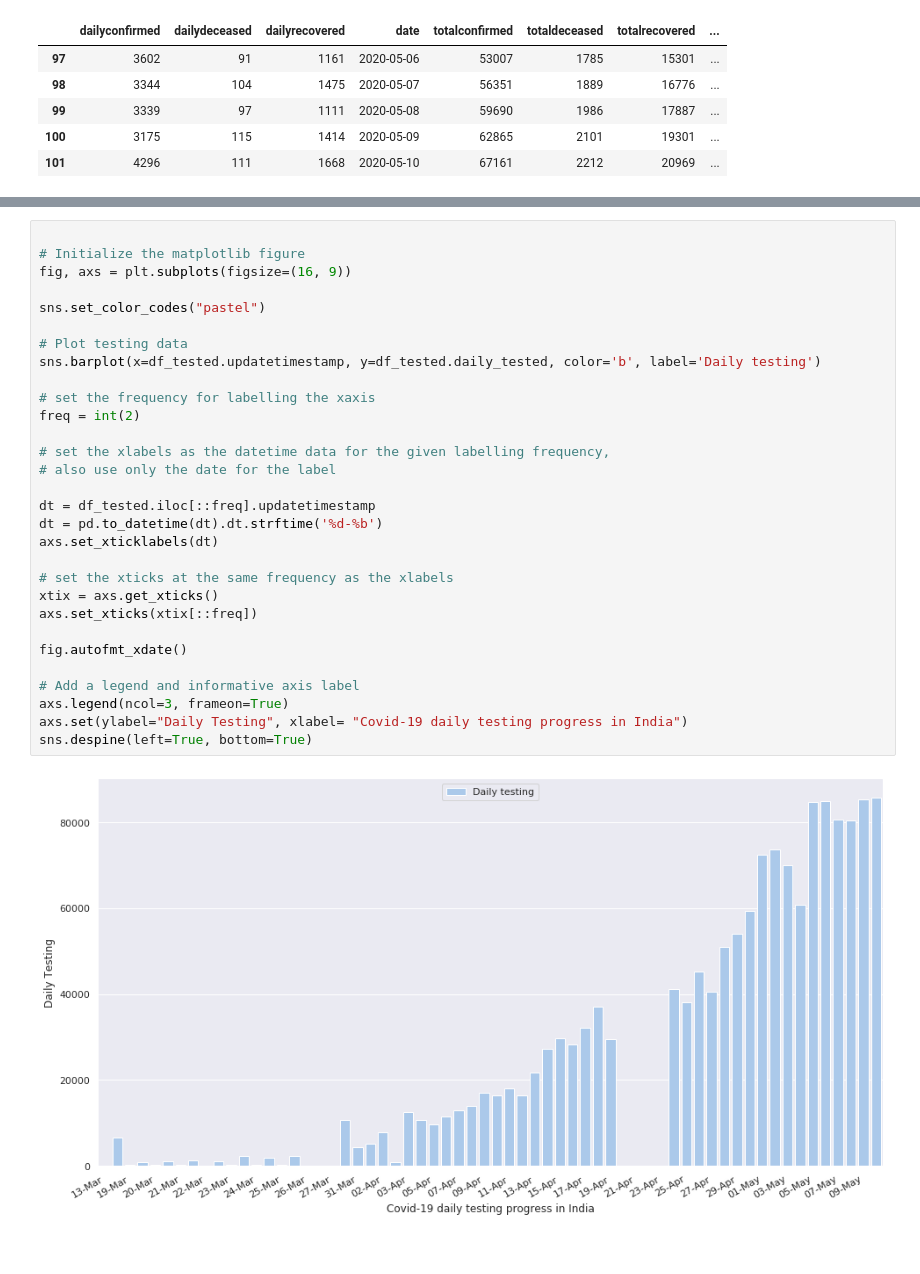
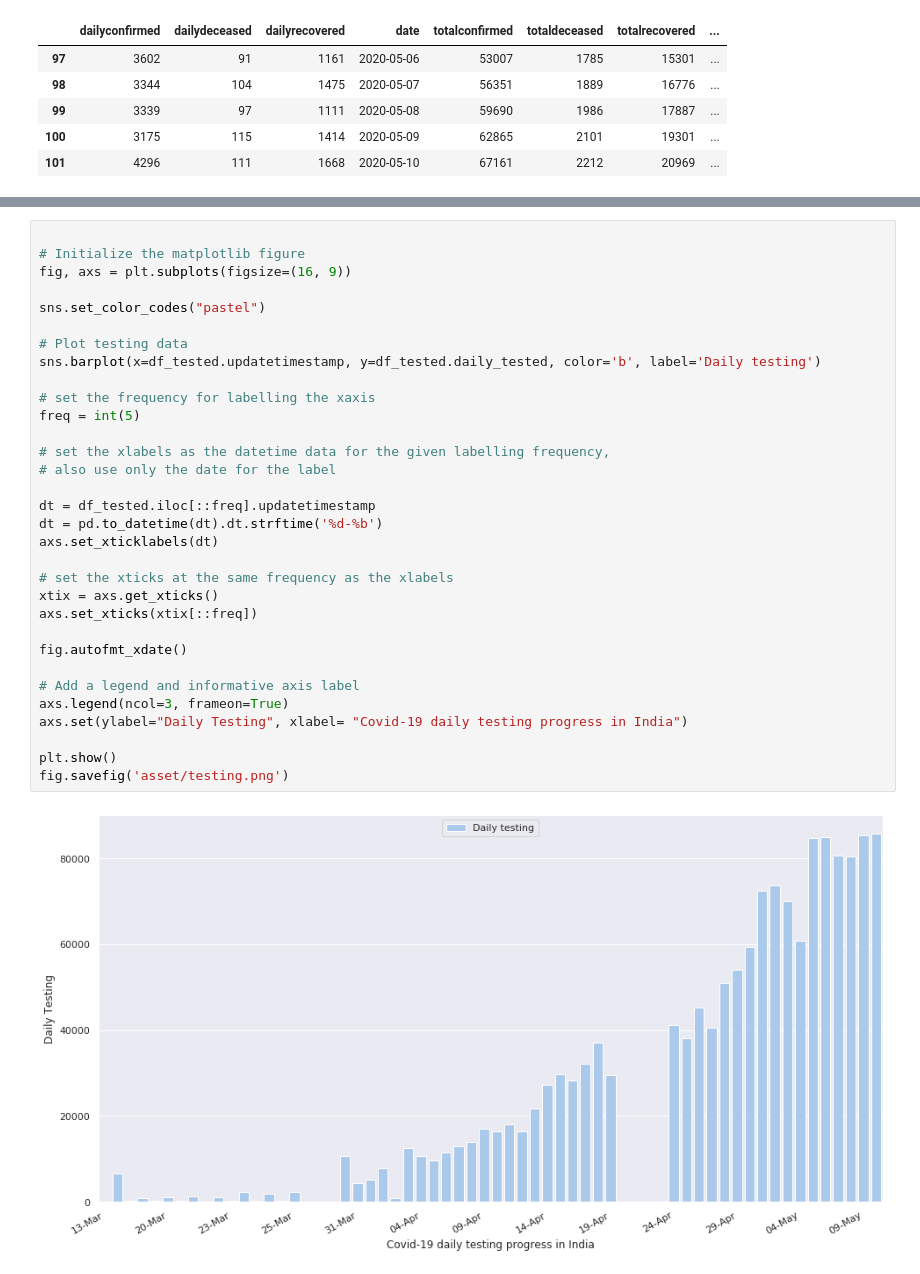
Before and after one commit to Tamal/covid19-india-chart, a Jupyter notebook: covid_chart.ipynb, the cells around one changed output, grey strips where cells are left out. Cells and saved outputs as stored; diff of their text form.

```diff
--- a/covid_chart.ipynb
+++ b/covid_chart.ipynb
@@ -126,32 +129,34 @@ df_tested.tail(5)
 # %%
 
 # Initialize the matplotlib figure
 fig, axs = plt.subplots(figsize=(16, 9))
 
 sns.set_color_codes("pastel")
 
 # Plot testing data
 sns.barplot(x=df_tested.updatetimestamp, y=df_tested.daily_tested, color='b', label='Daily testing')
 
 # set the frequency for labelling the xaxis
-freq = int(2)
+freq = int(5)
 
 # set the xlabels as the datetime data for the given labelling frequency,
 # also use only the date for the label
 
 dt = df_tested.iloc[::freq].updatetimestamp
 dt = pd.to_datetime(dt).dt.strftime('%d-%b')
 axs.set_xticklabels(dt)
 
 # set the xticks at the same frequency as the xlabels
 xtix = axs.get_xticks()
 axs.set_xticks(xtix[::freq])
 
 fig.autofmt_xdate()
 
 # Add a legend and informative axis label
 axs.legend(ncol=3, frameon=True)
 axs.set(ylabel="Daily Testing", xlabel= "Covid-19 daily testing progress in India")
-sns.despine(left=True, bottom=True)
+
+plt.show()
+fig.savefig('asset/testing.png')
 # %% [output]
-[figure, old version]
+[figure, new version]
```
Also changed, not shown: parts of 2 cells of this notebook, 3 other files.
